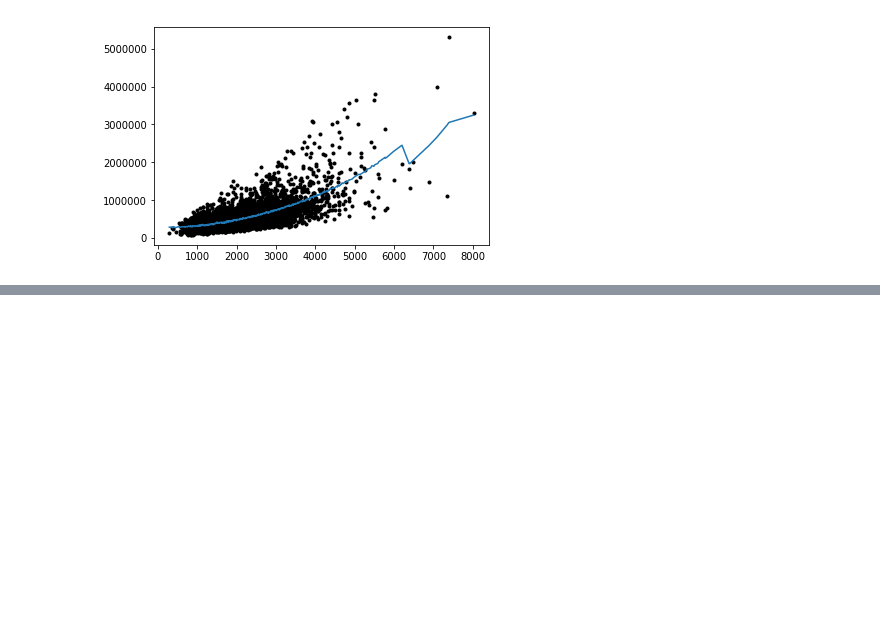
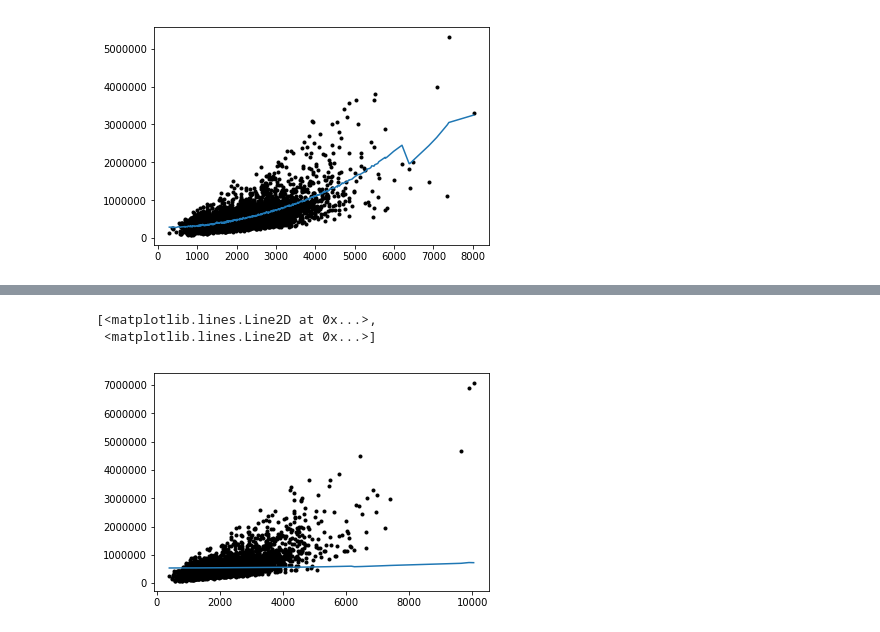
Before and after one commit to thesharpshooter/b, a Jupyter notebook: MLregression/ridge regression/WEEK 4, ASSIGN 1.ipynb, the cells around one changed output, grey strips where cells are left out. Cells and saved outputs as stored; diff of their text form; code cells hidden in the pictures; blank space fills up the shorter version.

```diff
--- a/MLregression/ridge regression/WEEK 4, ASSIGN 1.ipynb
+++ b/MLregression/ridge regression/WEEK 4, ASSIGN 1.ipynb
@@ -129,0 +180,6 @@ plt.plot(poly_set4['X1'],set4['price'],'k.',poly_set4['X1'],submodel4.predict(po
+# %%
+plt.plot(poly_set3['X1'],set3['price'],'k.',poly_set3['X1'],submodel3.predict(poly_set3))
+# %% [output]
+[<matplotlib.lines.Line2D at 0x...>,
+ <matplotlib.lines.Line2D at 0x...>]
+[figure, added]
```
Also changed, not shown: parts of 28 cells of this notebook.
